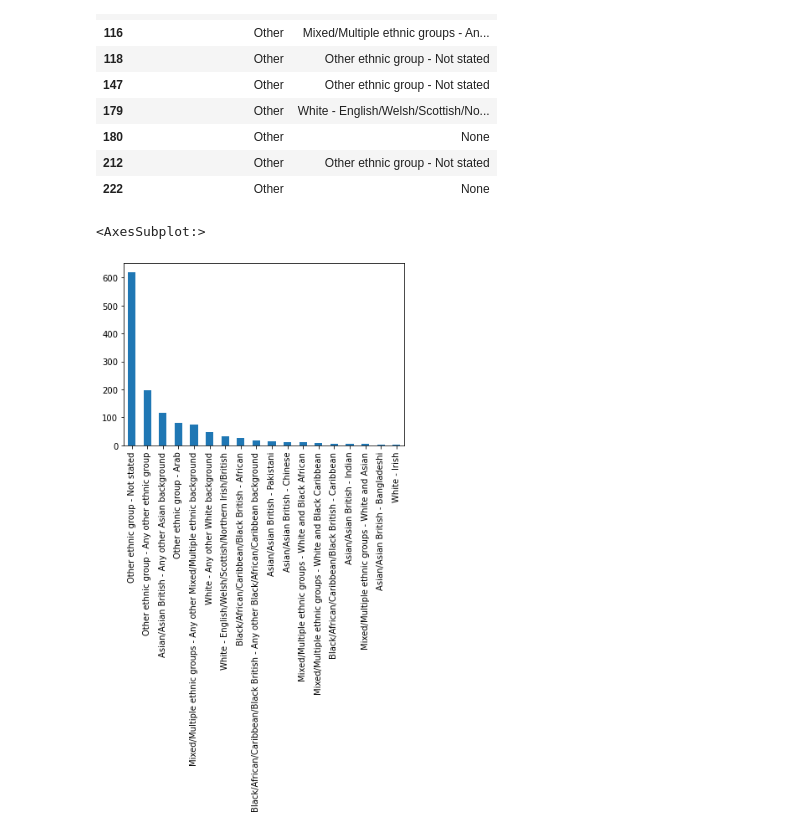
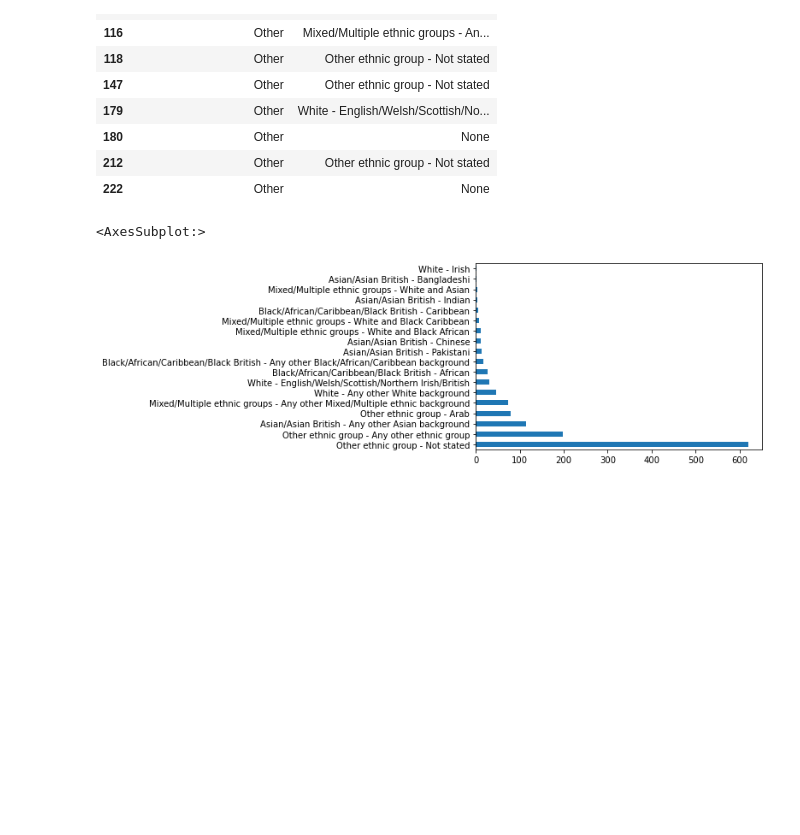
Before and after one commit to Coletterbox/A-Dashboard-Google-Sheets-, a Jupyter notebook: Stop and Search Data.ipynb, the cells around one changed output. Cells and saved outputs as stored; diff of their text form; code cells hidden in the pictures; blank space fills up the shorter version.

```diff
--- a/Stop and Search Data.ipynb
+++ b/Stop and Search Data.ipynb
@@ -197,7 +197,7 @@ df4.head(10)
 | 212 | Other | Other ethnic group - Not stated |
 | 222 | Other | None |
 # %%
-df4['Self_Defined_Ethnicity'].value_counts().plot.bar(x = 'Self_Defined_Ethnicity')
+df4['Self_Defined_Ethnicity'].value_counts().plot.barh(x = 'Self_Defined_Ethnicity')
 # %% [output]
 <AxesSubplot:>
-[figure, old version]
+[figure, new version]
```
Also changed, not shown: parts of 4 cells of this notebook.
